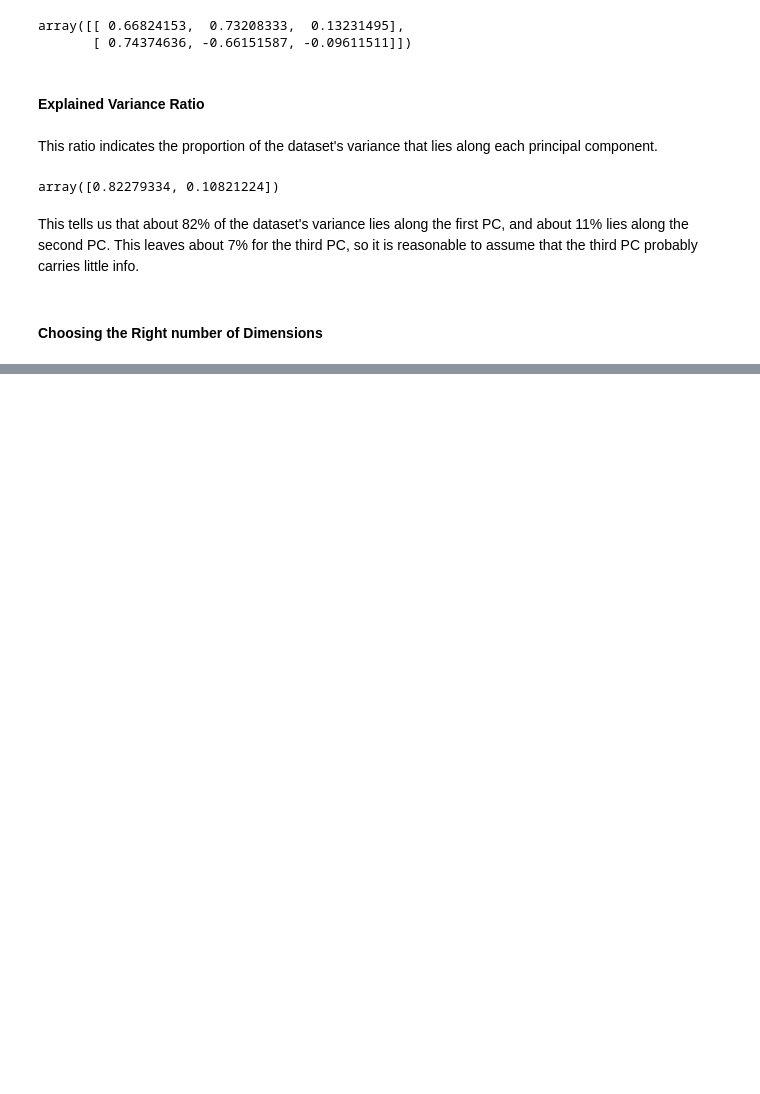
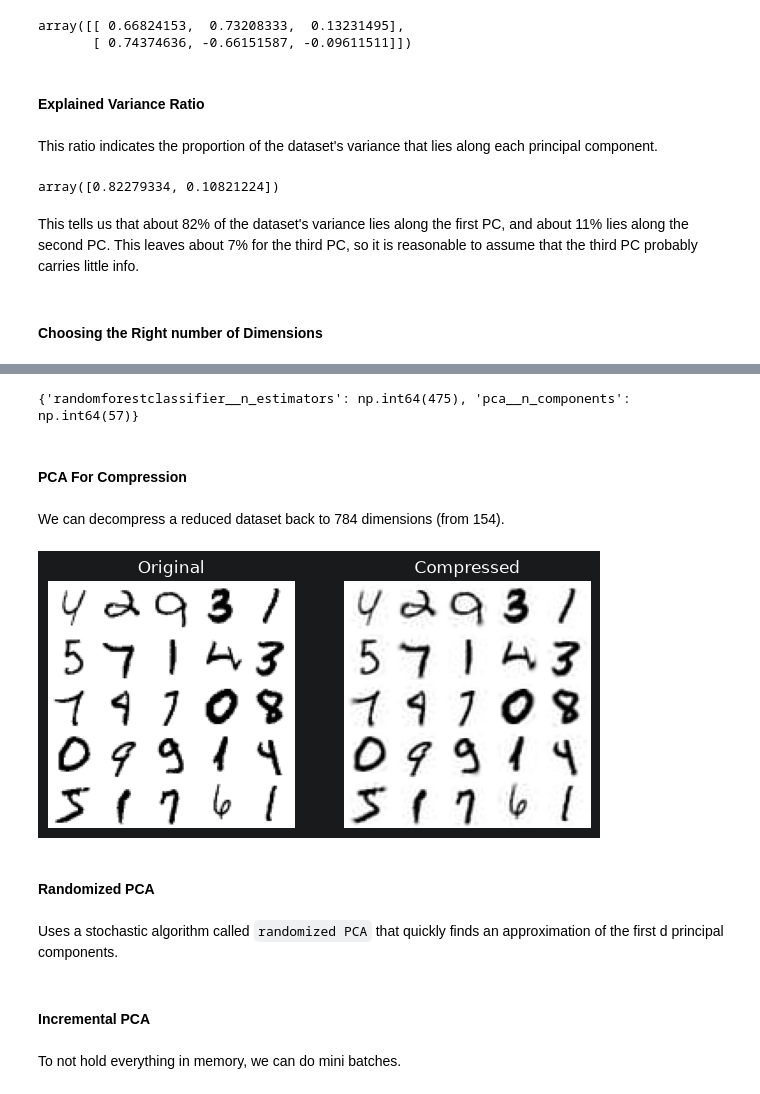
Before and after one commit to AVilums/hands-on-ml, a Jupyter notebook: chapter_7/dimensionality_reduction.ipynb, the cells around one changed output, grey strips where cells are left out. Drawn from its saved outputs; the diff is of its cells as text; code cells hidden in the pictures; blank space fills up the shorter version.

```diff
--- a/chapter_7/dimensionality_reduction.ipynb
+++ b/chapter_7/dimensionality_reduction.ipynb
@@ -352,0 +431,29 @@ This tells us that about 82% of the dataset's variance lies along the first PC,
+# %%
+print(rnd_search.best_params_)
+# %% [output]
+{'randomforestclassifier__n_estimators': np.int64(475), 'pca__n_components': np.int64(57)}
+# %% [markdown]
+#### PCA For Compression
+# %% [markdown]
+We can decompress a reduced dataset back to 784 dimensions (from 154).
+# %%
+pca = PCA(0.95)
+X_reduced = pca.fit_transform(X_train, y_train)
+X_recovered = pca.inverse_transform(X_reduced)
+
+plt.figure(figsize=(7, 4))
+for idx, X in enumerate((X_train[::2100], X_recovered[::2100])):
+    plt.subplot(1, 2, idx + 1)
+    plt.title(["Original", "Compressed"][idx])
+    for row in range(5):
+        for col in range(5):
+            plt.imshow(X[row * 5 + col].reshape(28, 28), cmap="binary",
+                       vmin=0, vmax=255, extent=(row, row + 1, col, col + 1))
+            plt.axis([0, 5, 0, 5])
+            plt.axis("off")
+# %% [output]
+[figure, added]
+# %% [markdown]
+#### Randomized PCA
+# %% [markdown]
+Uses a stochastic algorithm called `randomized PCA` that quickly finds an approximation of the first d principal components.
@@ -352,0 +463,4 @@ This tells us that about 82% of the dataset's variance lies along the first PC,
+# %% [markdown]
+#### Incremental PCA
+# %% [markdown]
+To not hold everything in memory, we can do mini batches.
```
Also changed, not shown: parts of 35 cells of this notebook.
